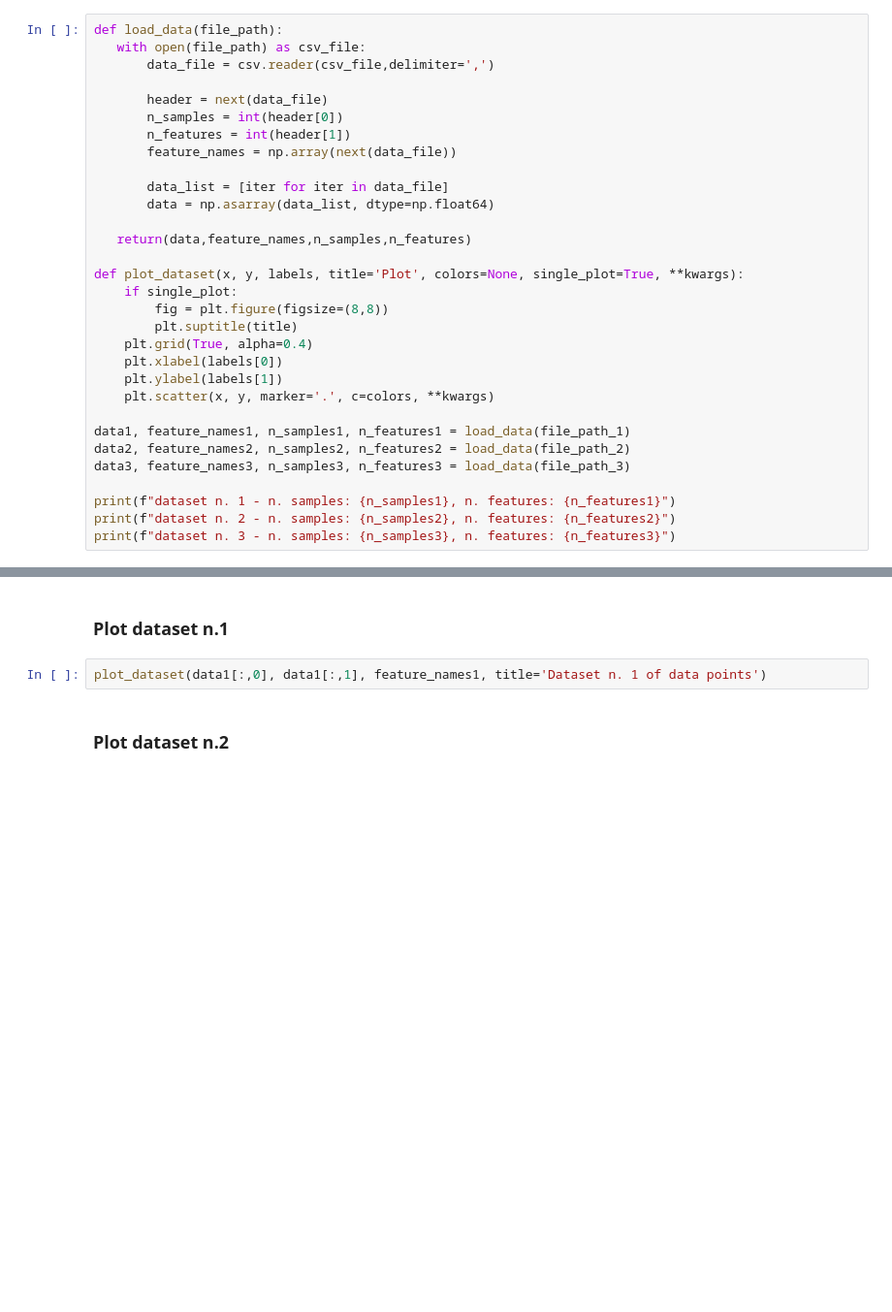
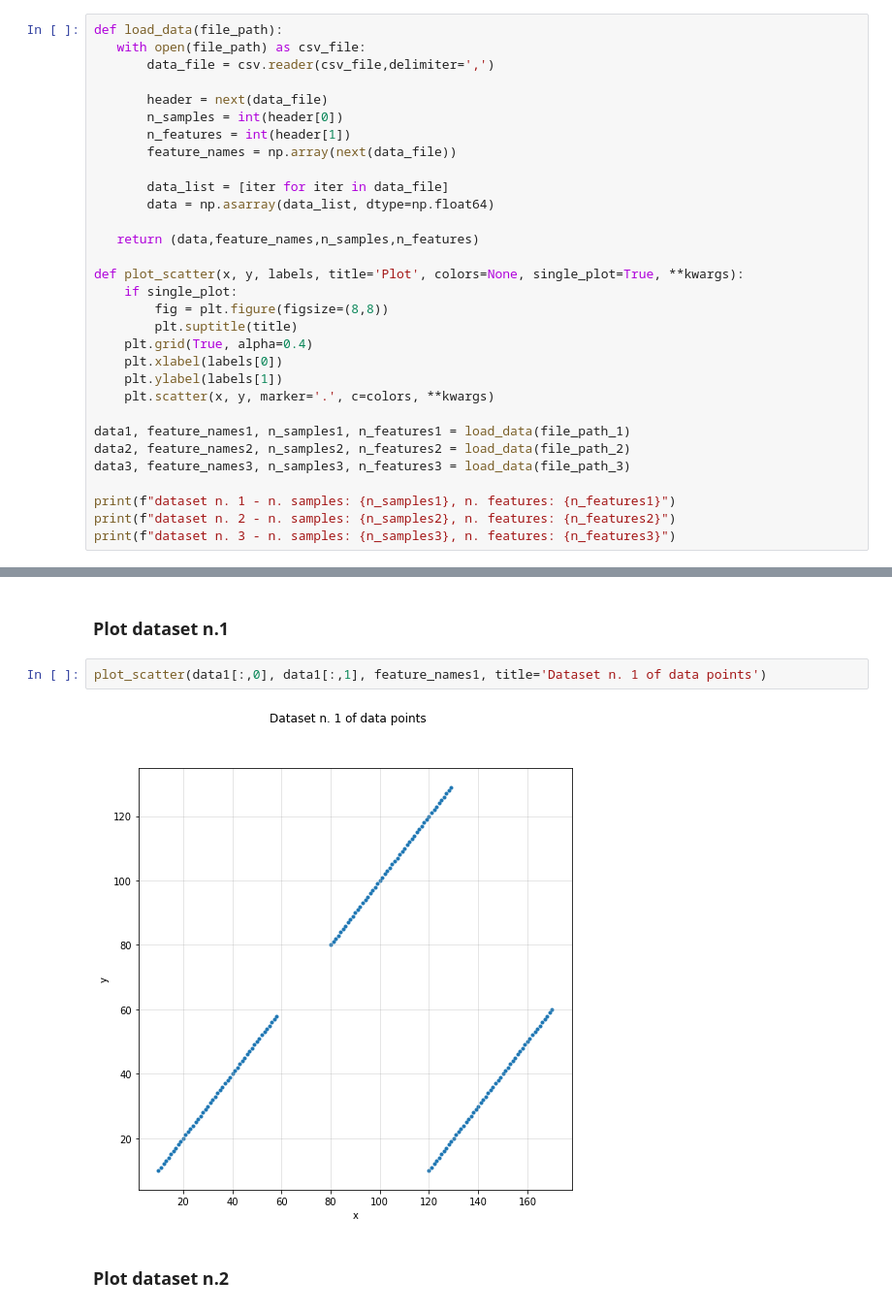
Before and after one commit to lorenzofavaro/machine-learning, a Jupyter notebook: 2. Distance Based Models/clustering.ipynb, the cells around one changed output, grey strips where cells are left out. Shown: that part at 97% size. Cells and saved outputs as stored; diff of their text form; blank space fills up the shorter version.

```diff
--- a/2. Distance Based Models/clustering.ipynb
+++ b/2. Distance Based Models/clustering.ipynb
@@ -36,9 +37,9 @@ def load_data(file_path):
        data_list = [iter for iter in data_file]
        data = np.asarray(data_list, dtype=np.float64)
 
-   return(data,feature_names,n_samples,n_features)
+   return (data,feature_names,n_samples,n_features)
 
-def plot_dataset(x, y, labels, title='Plot', colors=None, single_plot=True, **kwargs):
+def plot_scatter(x, y, labels, title='Plot', colors=None, single_plot=True, **kwargs):
     if single_plot:
         fig = plt.figure(figsize=(8,8))
         plt.suptitle(title)
@@ -57,7 +62,9 @@ print(f"dataset n. 3 - n. samples: {n_samples3}, n. features: {n_features3}")
 # %% [markdown]
 ### Plot dataset n.1
 # %%
-plot_dataset(data1[:,0], data1[:,1], feature_names1, title='Dataset n. 1 of data points')
+plot_scatter(data1[:,0], data1[:,1], feature_names1, title='Dataset n. 1 of data points')
+# %% [output]
+[figure, added]
 # %% [markdown]
 ### Plot dataset n.2
 # %%
```
Also changed, not shown: parts of 13 cells of this notebook.
